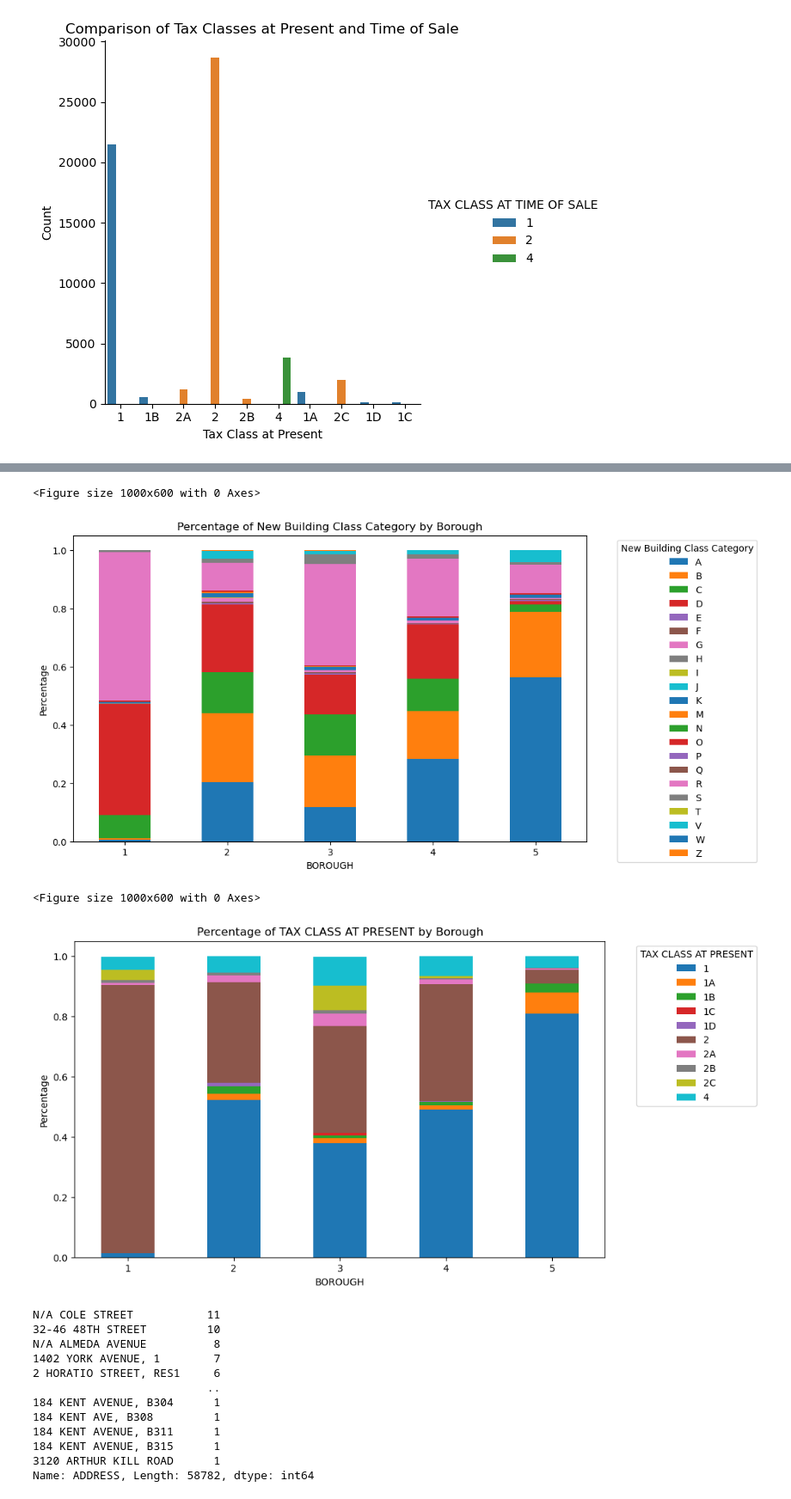
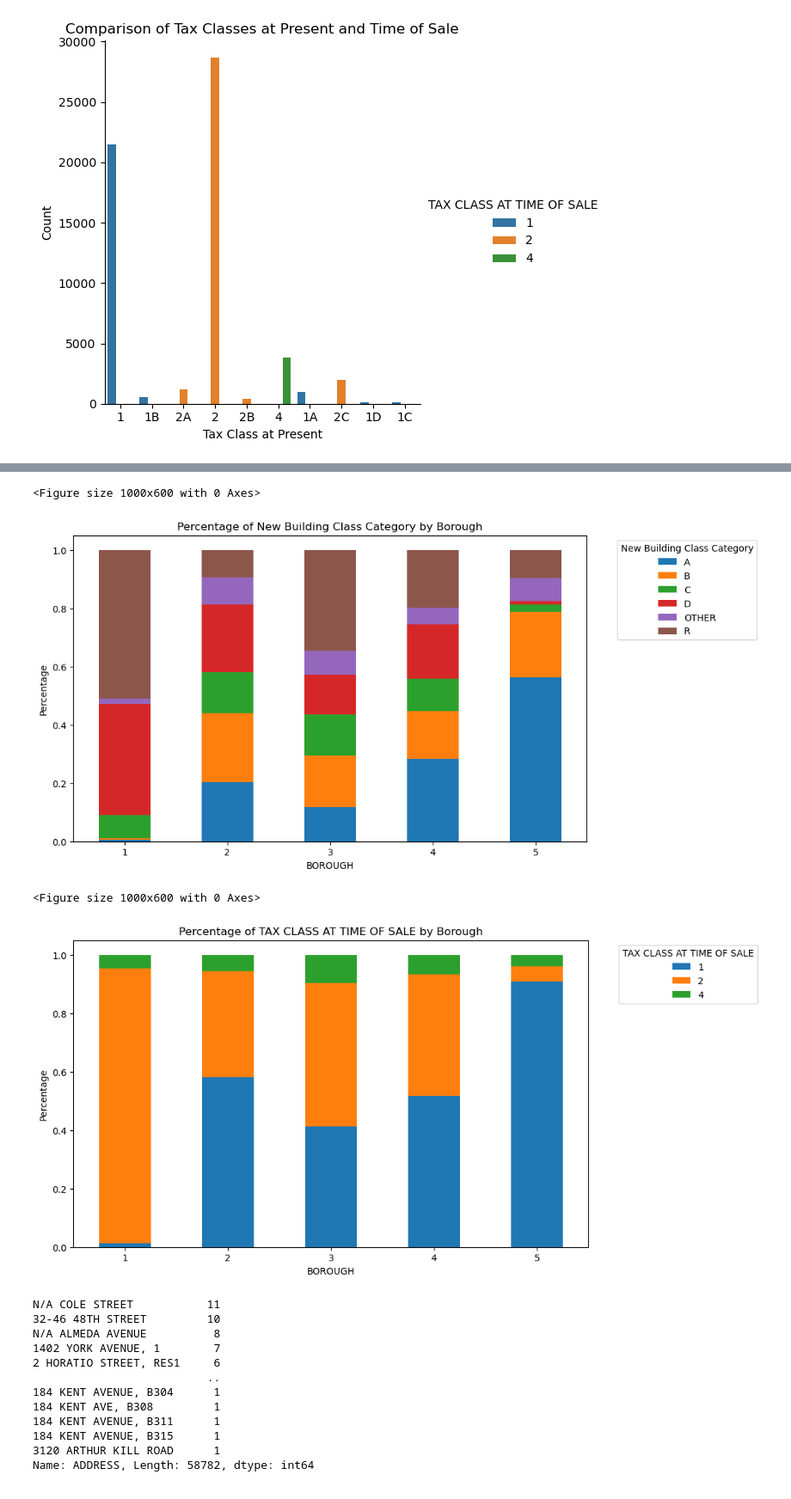
Before and after one commit to jcheng93/Capstone-NYC-Property-Sales, a Jupyter notebook: EDA.ipynb, the cells around one changed output, grey strips where cells are left out. Shown at 86% size. Drawn from its saved outputs; the diff is of its cells as text; code cells hidden in the pictures.

Commit message:
Updates to EDA
Reduce Dimensionality of Building Categories.

Create specific scatter plots + line of best fit for each building category

```diff
--- a/EDA.ipynb
+++ b/EDA.ipynb
@@ -111,3 +111,19 @@ J        5
 T        2
 Name: New Building Class Category, dtype: int64
 [figure]
+# %%
+# Define the top 5 building class types
+top_classes = ['R', 'D', 'A', 'B', 'C']
+
+# Group all building class types not in the top 5 into 'OTHER'
+NYCdata.loc[~NYCdata['New Building Class Category'].isin(top_classes), 'New Building Class Category'] = 'OTHER'
+
+# Count the occurrences of each building class category
+building_class_category_counts = NYCdata['New Building Class Category'].value_counts()
+
+# Plot the distribution of properties by building class category
+sns.catplot(data=NYCdata, x='New Building Class Category', kind='count')
+plt.xlabel('Building Class Category')
+plt.ylabel('Count')
+plt.title('Distribution of Properties by Building Class Category')
+plt.show()
@@ -189,28 +207,28 @@ plt.show()
 #Here, we noticed Manhattan is concentrated with type R and type D and Queens and Bronx have a good diverse set of building classes.
 # %% [output]
 <Figure size 1000x600 with 0 Axes>
-[figure, old version]
+[figure, new version]
 # %%
 #Now we repeat the same above but for TAX CLASS AT TIME OF SALE.
 plt.figure(figsize=(10, 6))
 # Calculate the percentage within each group
 total_counts = NYCdata['BOROUGH'].value_counts()
-grouped_counts = NYCdata.groupby(['BOROUGH', 'TAX CLASS AT PRESENT']).size().unstack().div(total_counts, axis=0)
+grouped_counts = NYCdata.groupby(['BOROUGH', 'TAX CLASS AT TIME OF SALE']).size().unstack().div(total_counts, axis=0)
 grouped_counts.plot(kind='bar', stacked=True, figsize=(10, 6))
 
 plt.xlabel('BOROUGH')
 plt.ylabel('Percentage')
-plt.title('Percentage of TAX CLASS AT PRESENT by Borough')
-plt.legend(title='TAX CLASS AT PRESENT', bbox_to_anchor=(1.05, 1), loc='upper left')
+plt.title('Percentage of TAX CLASS AT TIME OF SALE by Borough')
+plt.legend(title='TAX CLASS AT TIME OF SALE', bbox_to_anchor=(1.05, 1), loc='upper left')
 plt.xticks(rotation=0)
 plt.show()
 
 #We see a concentration of TAX CLASS 2 in Manhattan and tax class 1 in Staten Island.
 #THe high building class and tax class concentrations in Manhattan might be a very unique phenomenon and we will look at it
 #in detail quantitative factors.
 # %% [output]
 <Figure size 1000x600 with 0 Axes>
-[figure, old version]
+[figure, new version]
 # %%
 address_counts = NYCdata['ADDRESS'].value_counts()
 print(address_counts)
```
Also changed, not shown: parts of 8 cells of this notebook.
